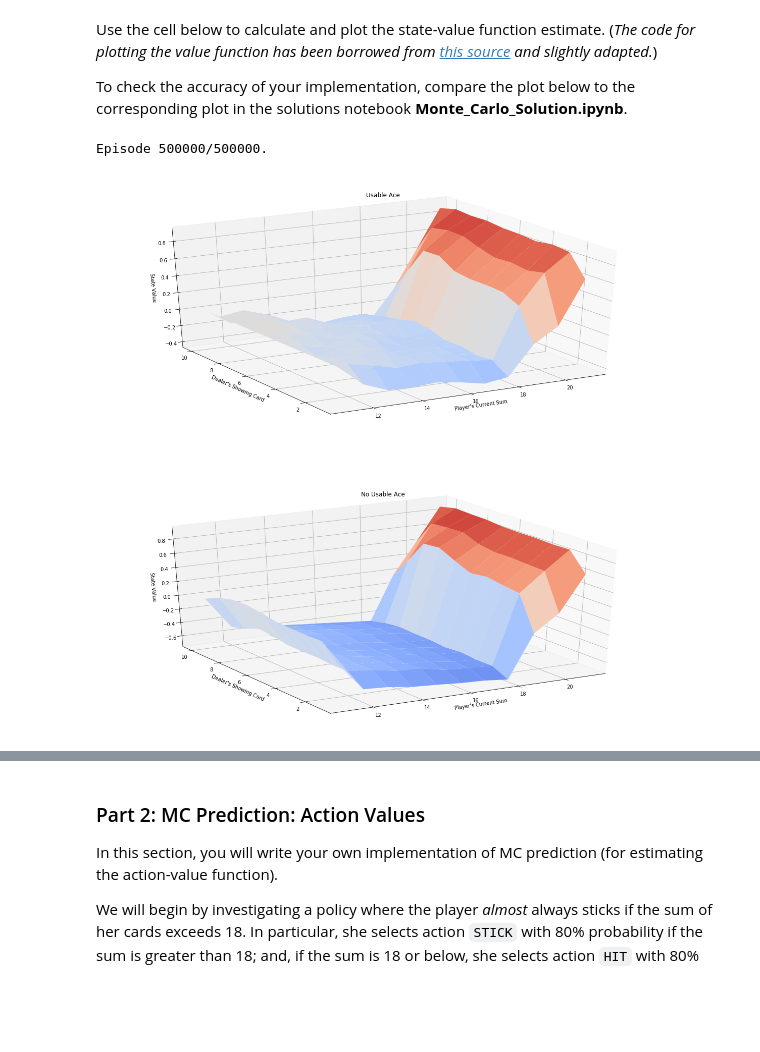
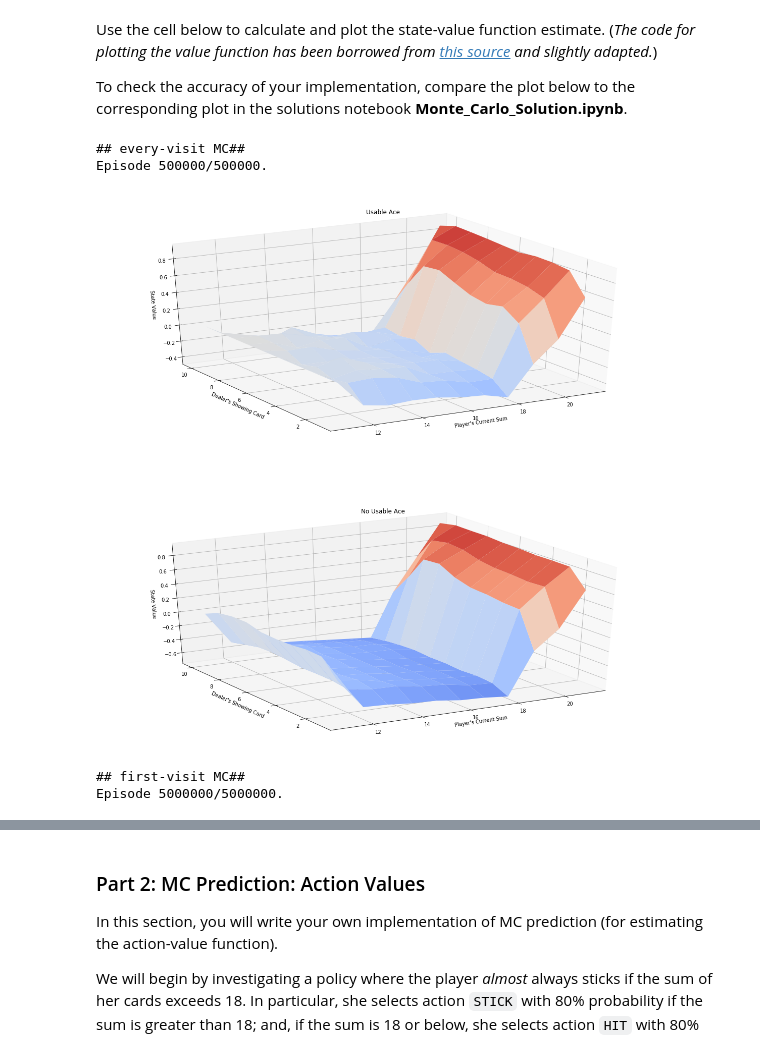
Before and after one commit to yingding/dl-exercises, a Jupyter notebook: rl_monte_carlo/Monte_Carlo_yw.ipynb, the cells around one changed output, grey strips where cells are left out. Drawn from its saved outputs; the diff is of its cells as text; code cells hidden in the pictures; blank space fills up the shorter version.

Commit message:
tried first visit mc

```diff
--- a/rl_monte_carlo/Monte_Carlo_yw.ipynb
+++ b/rl_monte_carlo/Monte_Carlo_yw.ipynb
@@ -117,7 +117,7 @@ from collections import defaultdict
 import numpy as np
 import sys
 
-def mc_prediction_v(env, num_episodes, generate_episode, gamma=1.0):
+def mc_prediction_v(env, num_episodes, generate_episode, gamma=1.0, every_visit=True):
     # initialize empty dictionary of lists
     returns = defaultdict(list)
 
@@ -135,12 +135,14 @@ def mc_prediction_v(env, num_episodes, generate_episode, gamma=1.0):
         for t in range(len(epi)):
             # state = epi[t][0], action = epi[t][1], reward = epi[t][2]
             state = epi[t][0]
-            # option: first visit
-            # if not (state in returns):
-            #    returns[state].append(sum([(gamma**i)*e[2] for i, e in enumerate(epi[t:])]))
 
-            # option: every visit
-            returns[state].append(sum([(gamma**i)*e[2] for i, e in enumerate(epi[t:])]))
+            if every_visit:
+                # option: every visit
+                returns[state].append(sum([(gamma**i)*e[2] for i, e in enumerate(epi[t:])]))
+            else:
+                # option: first visit
+                if not (state in returns):
+                    returns[state].append(sum([(gamma**i)*e[2] for i, e in enumerate(epi[t:])]))
 
     ### Using for loops
     # V = defaultdict(float)
@@ -157,12 +159,20 @@ To check the accuracy of your implementation, compare the plot below to the corr
 # %%
 from plot_utils import plot_blackjack_values
 
-# obtain the value function
+print("## every-visit MC##")
+# obtain the value function for every-visit
 V = mc_prediction_v(env, 500000, generate_episode_from_limit)
-# V = mc_prediction_v(env, 5, generate_episode_from_limit)
-
 # plot the value function
 plot_blackjack_values(V)
+
+print("## first-visit MC##")
+# obtain the value function for first-visit with larger episodes collection
+V = mc_prediction_v(env, 5000000, generate_episode_from_limit, every_visit=False)
+# plot the value function
+plot_blackjack_values(V)
 # %% [output]
+## every-visit MC##
 Episode 500000/500000.
-[figure, old version]
+[figure, new version]
+## first-visit MC##
+Episode 5000000/5000000.
```
Also changed, not shown: parts of 1 cell of this notebook.
